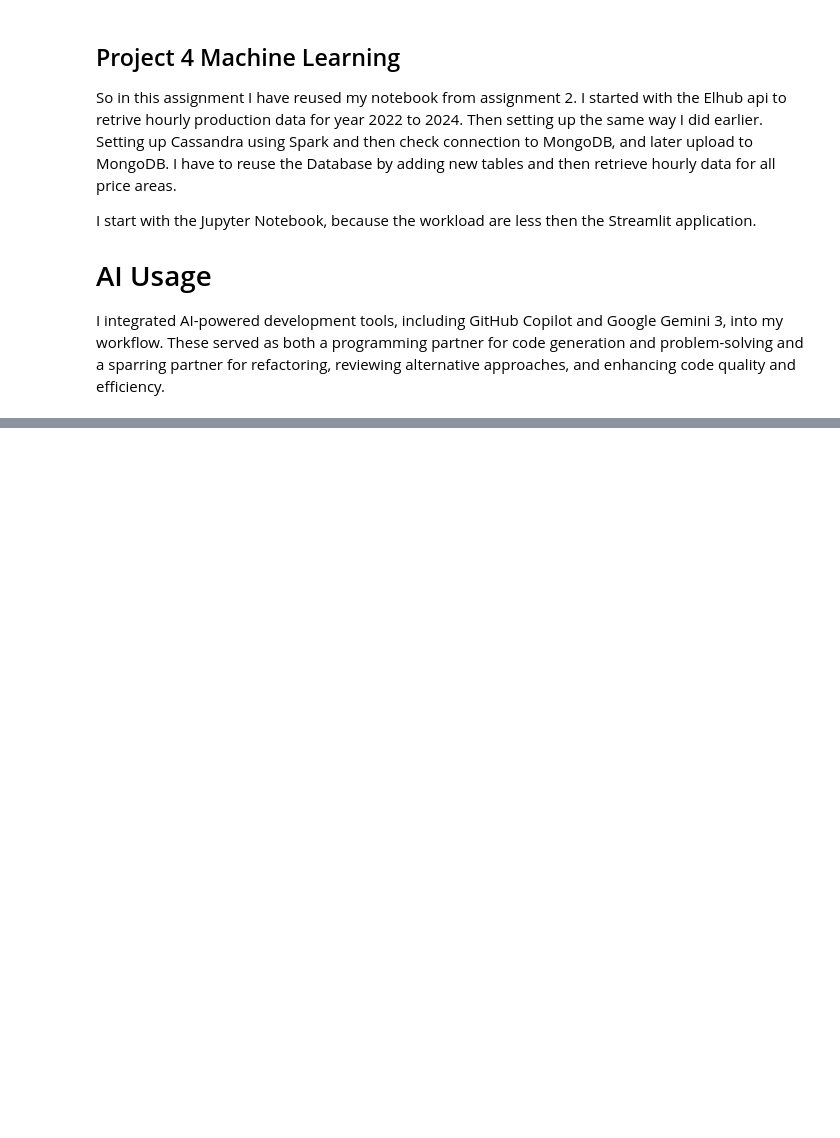
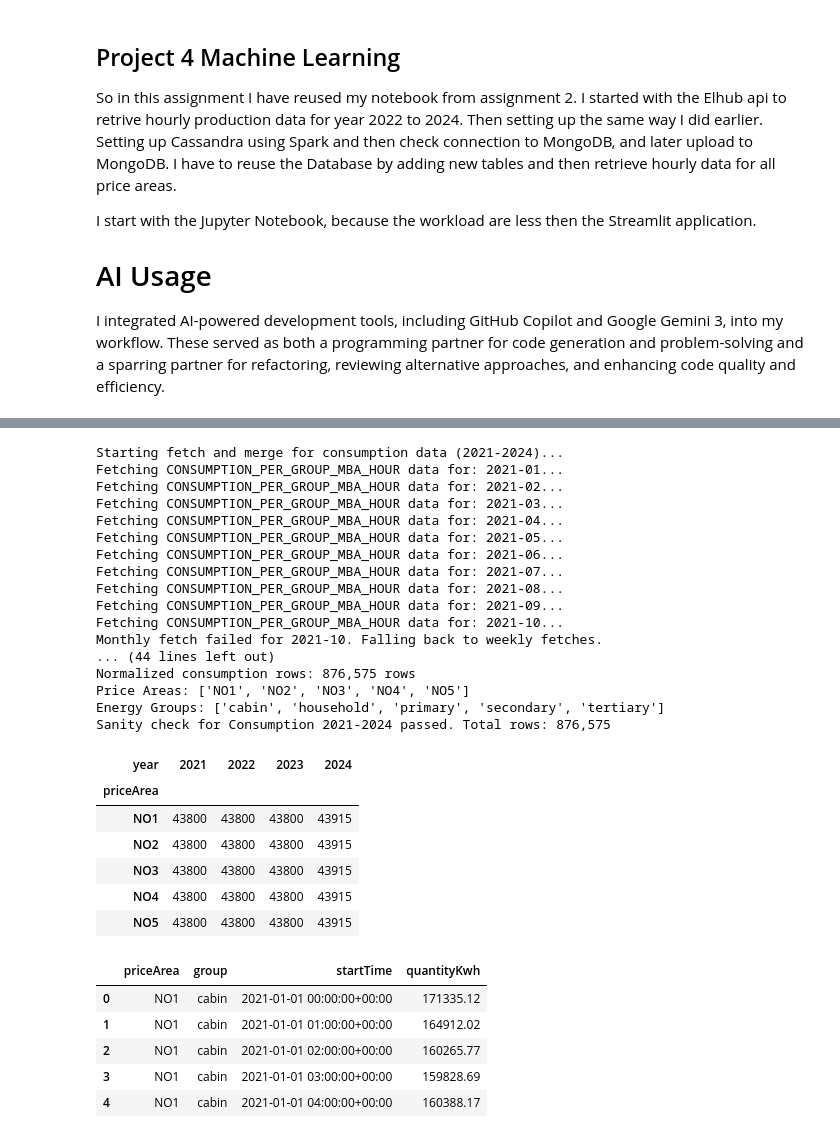
Before and after one commit to Ditto25/IND320-Steamlit-app1, a Jupyter notebook: project4.ipynb, the cells around one changed output, grey strips where cells are left out. Drawn from its saved outputs; the diff is of its cells as text; code cells hidden in the pictures; blank space fills up the shorter version.

```diff
--- a/project4.ipynb
+++ b/project4.ipynb
@@ -527,0 +116,17 @@ print(f"✅ Features lagret til: {FEATURES_PATH}")
+# %%
+
+
+def get_month_bounds_oslo_timezone(year: int, month: int) -> tuple[pd.Timestamp, pd.Timestamp]:
+    """Calculates the start and end timestamps for a given month in the Oslo timezone."""
+    start_time = pd.Timestamp(year=year, month=month, day=1, tz=OSLO_TIMEZONE)
+    end_time = (start_time + pd.offsets.MonthEnd(1)).replace(hour=23, minute=59, second=59)
+    return start_time, end_time
+
+def format_datetime_for_elhub_url(dt: pd.Timestamp) -> str:
+    """Formats a timezone-aware pandas Timestamp into the required ISO 8601 URL format for Elhub."""
+    # Example: 2024-01-01T00:00:00+01:00 becomes 2024-01-01T00%3A00%3A00%2B01%3A00
+    iso_string = dt.strftime("%Y-%m-%dT%H:%M:%S%z")
+    formatted_string = iso_string[:-2] + ":" + iso_string[-2:]
+    return formatted_string.replace(":", "%3A").replace("+", "%2B")
+
+print("Initial configuration loaded successfully.")
@@ -527,0 +773,62 @@ print(f"✅ Features lagret til: {FEATURES_PATH}")
+# %%
+# --- Consumption Data Processing (2021 to 2024) ---
+
+CONSUMPTION_START_YEAR = 2021
+CONSUMPTION_END_YEAR_INCL = 2024
+CONSUMPTION_END_YEAR_EXCL = 2025 # Exclusive end year for filter
+
+print(f"Starting fetch and merge for consumption data ({CONSUMPTION_START_YEAR}-{CONSUMPTION_END_YEAR_INCL})...")
+
+# 1. Fetch and merge all raw JSON data
+merged_raw_consumption_data = fetch_and_merge_data_for_year_span(
+    CONSUMPTION_START_YEAR,
+    CONSUMPTION_END_YEAR_INCL,
+    DATASET_CONSUMPTION
+)
+
+print("Starting data normalization...")
+# 2. Normalize the merged JSON data into a clean DataFrame
+consumption_df_2021_2024 = normalize_elhub_payload_to_dataframe(
+    merged_raw_consumption_data,
+    CONSUMPTION_START_YEAR,
+    CONSUMPTION_END_YEAR_EXCL
+)
+
+print(f"\nNormalized consumption rows: {len(consumption_df_2021_2024):,} rows")
+print("Price Areas:", sorted(consumption_df_2021_2024.priceArea.unique()))
+print("Energy Groups:", sorted(consumption_df_2021_2024["group"].unique()))
+
+# 3. Display Sanity Check and head
+run_dataframe_sanity_checks(consumption_df_2021_2024, "Consumption 2021-2024")
+consumption_df_2021_2024.head()
+# %% [output]
+Starting fetch and merge for consumption data (2021-2024)...
+Fetching CONSUMPTION_PER_GROUP_MBA_HOUR data for: 2021-01...
+Fetching CONSUMPTION_PER_GROUP_MBA_HOUR data for: 2021-02...
+Fetching CONSUMPTION_PER_GROUP_MBA_HOUR data for: 2021-03...
+Fetching CONSUMPTION_PER_GROUP_MBA_HOUR data for: 2021-04...
+Fetching CONSUMPTION_PER_GROUP_MBA_HOUR data for: 2021-05...
+Fetching CONSUMPTION_PER_GROUP_MBA_HOUR data for: 2021-06...
+Fetching CONSUMPTION_PER_GROUP_MBA_HOUR data for: 2021-07...
+Fetching CONSUMPTION_PER_GROUP_MBA_HOUR data for: 2021-08...
+Fetching CONSUMPTION_PER_GROUP_MBA_HOUR data for: 2021-09...
+Fetching CONSUMPTION_PER_GROUP_MBA_HOUR data for: 2021-10...
+Monthly fetch failed for 2021-10. Falling back to weekly fetches.
+... (44 lines left out)
+Normalized consumption rows: 876,575 rows
+Price Areas: ['NO1', 'NO2', 'NO3', 'NO4', 'NO5']
+Energy Groups: ['cabin', 'household', 'primary', 'secondary', 'tertiary']
+Sanity check for Consumption 2021-2024 passed. Total rows: 876,575
+| year | 2021 | 2022 | 2023 | 2024 |
+| priceArea |  |  |  |  |
+| NO1 | 43800 | 43800 | 43800 | 43915 |
+| NO2 | 43800 | 43800 | 43800 | 43915 |
+| NO3 | 43800 | 43800 | 43800 | 43915 |
+| NO4 | 43800 | 43800 | 43800 | 43915 |
+| NO5 | 43800 | 43800 | 43800 | 43915 |
+|  | priceArea | group | startTime | quantityKwh |
+| 0 | NO1 | cabin | 2021-01-01 00:00:00+00:00 | 171335.12 |
+| 1 | NO1 | cabin | 2021-01-01 01:00:00+00:00 | 164912.02 |
+| 2 | NO1 | cabin | 2021-01-01 02:00:00+00:00 | 160265.77 |
+| 3 | NO1 | cabin | 2021-01-01 03:00:00+00:00 | 159828.69 |
+| 4 | NO1 | cabin | 2021-01-01 04:00:00+00:00 | 160388.17 |
```
Also changed, not shown: parts of 39 cells of this notebook.
